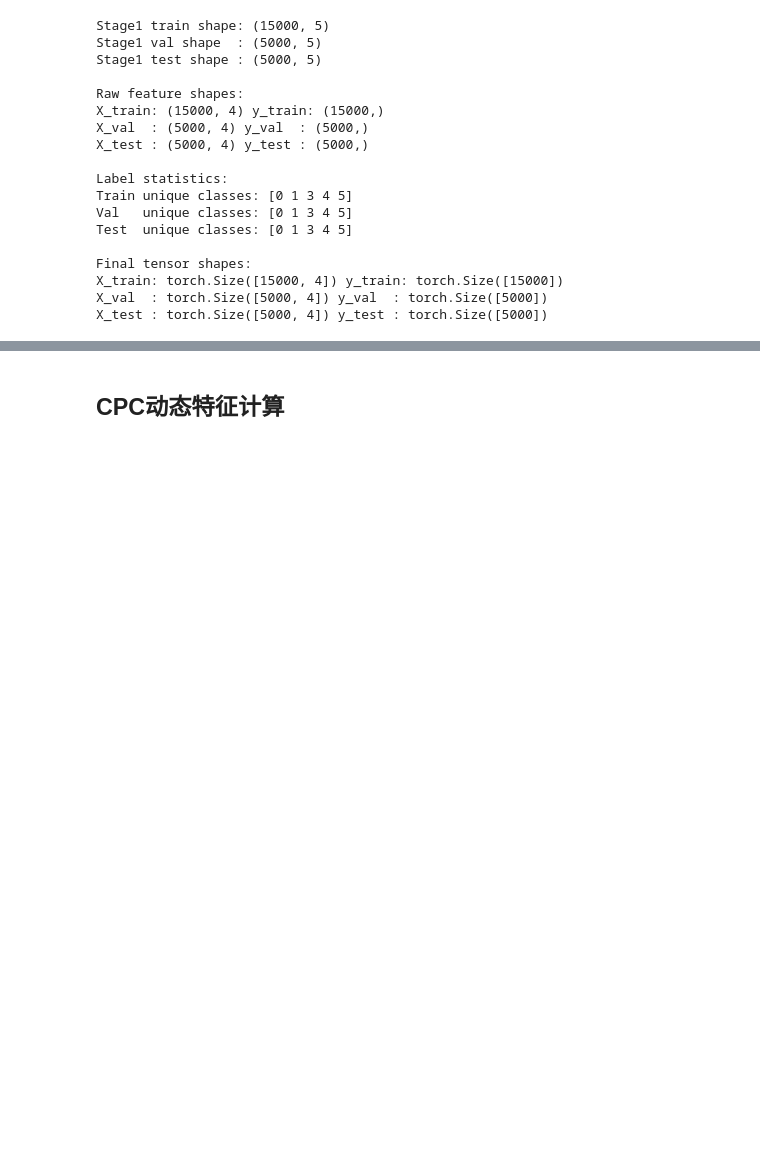
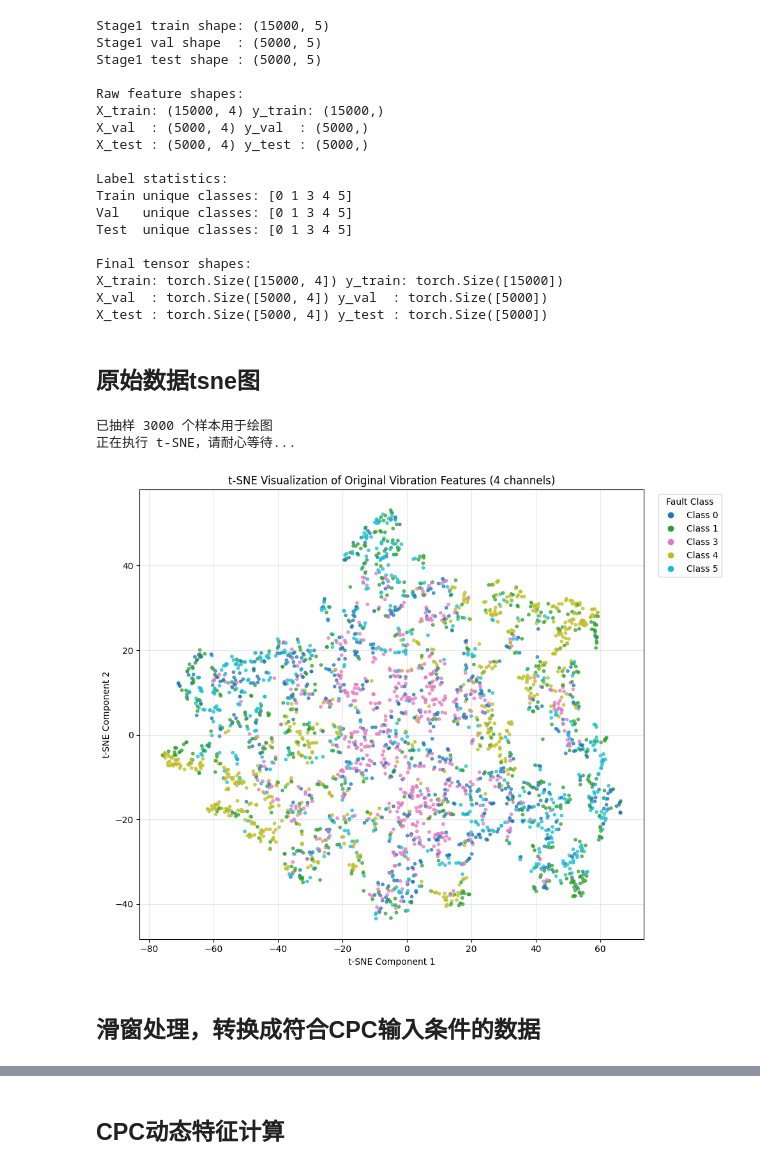
Before and after one commit to Noneeyou/CPC_FDCL, a Jupyter notebook: stage1/notebook/CPC.ipynb, the cells around one changed output, grey strips where cells are left out. Drawn from its saved outputs; the diff is of its cells as text; code cells hidden in the pictures; blank space fills up the shorter version.

```diff
--- a/stage1/notebook/CPC.ipynb
+++ b/stage1/notebook/CPC.ipynb
@@ -19,7 +19,7 @@ import torch
 # =========================================================
 # 配置文件路径
 # =========================================================
-config_path = "/home/charles/HZU/Industrial_Software_Testing/Industrial_Software_Testing/FDCL_v2/CPC/config.yaml"
+config_path = "/root/FDCL_v2/CPC/config.yaml"
 
 with open(config_path, "r", encoding="utf-8") as f:
     cfg = yaml.safe_load(f)
@@ -112,3 +112,71 @@ Final tensor shapes:
 X_train: torch.Size([15000, 4]) y_train: torch.Size([15000])
 X_val  : torch.Size([5000, 4]) y_val  : torch.Size([5000])
 X_test : torch.Size([5000, 4]) y_test : torch.Size([5000])
+# %% [markdown]
+## 原始数据tsne图
+# %%
+import matplotlib.pyplot as plt
+from sklearn.manifold import TSNE
+import numpy as np
+
+# =========================================================
+# 数据准备（确保 X_train, y_train 已存在）
+# =========================================================
+if hasattr(X_train, 'numpy'):
+    X_np = X_train.numpy()
+    y_np = y_train.numpy()
+else:
+    X_np = np.array(X_train)
+    y_np = np.array(y_train)
+
+# 抽样避免过慢
+max_samples = 3000
+if X_np.shape[0] > max_samples:
+    indices = np.random.choice(X_np.shape[0], max_samples, replace=False)
+    X_plot = X_np[indices]
+    y_plot = y_np[indices]
+    print(f"已抽样 {max_samples} 个样本用于绘图")
+else:
+    X_plot = X_np
+    y_plot = y_np
+
+# =========================================================
+# t-SNE 降维（兼容多版本参数）
+# =========================================================
+print("正在执行 t-SNE，请耐心等待...")
+
+# 尝试使用新版参数 'max_iter'，若失败则回退至旧版 'n_iter'
+try:
+    tsne = TSNE(n_components=2, random_state=42, perplexity=30, max_iter=1000)
+except TypeError:
+    tsne = TSNE(n_components=2, random_state=42, perplexity=30, n_iter=1000)
+
+X_tsne = tsne.fit_transform(X_plot)
+
+# =========================================================
+# 绘图
+# =========================================================
+plt.figure(figsize=(10, 8))
+scatter = plt.scatter(X_tsne[:, 0], X_tsne[:, 1], c=y_plot, cmap='tab10', alpha=0.7, s=10)
+
+# 图例
+classes = np.unique(y_plot)
+legend_handles = []
+for cls in classes:
+    legend_handles.append(plt.Line2D([0], [0], marker='o', color='w',
+                                     markerfacecolor=scatter.cmap(scatter.norm(cls)),
+                                     markersize=8, label=f'Class {cls}'))
+plt.legend(handles=legend_handles, title='Fault Class', bbox_to_anchor=(1.02, 1), loc='upper left')
+
+plt.title('t-SNE Visualization of Original Vibration Features (4 channels)')
+plt.xlabel('t-SNE Component 1')
+plt.ylabel('t-SNE Component 2')
+plt.grid(alpha=0.3)
+plt.tight_layout()
+plt.show()
+# %% [output]
+已抽样 3000 个样本用于绘图
+正在执行 t-SNE，请耐心等待...
+[figure, added]
+# %% [markdown]
+## 滑窗处理，转换成符合CPC输入条件的数据
```
Also changed, not shown: parts of 5 cells of this notebook, 3 other files.
